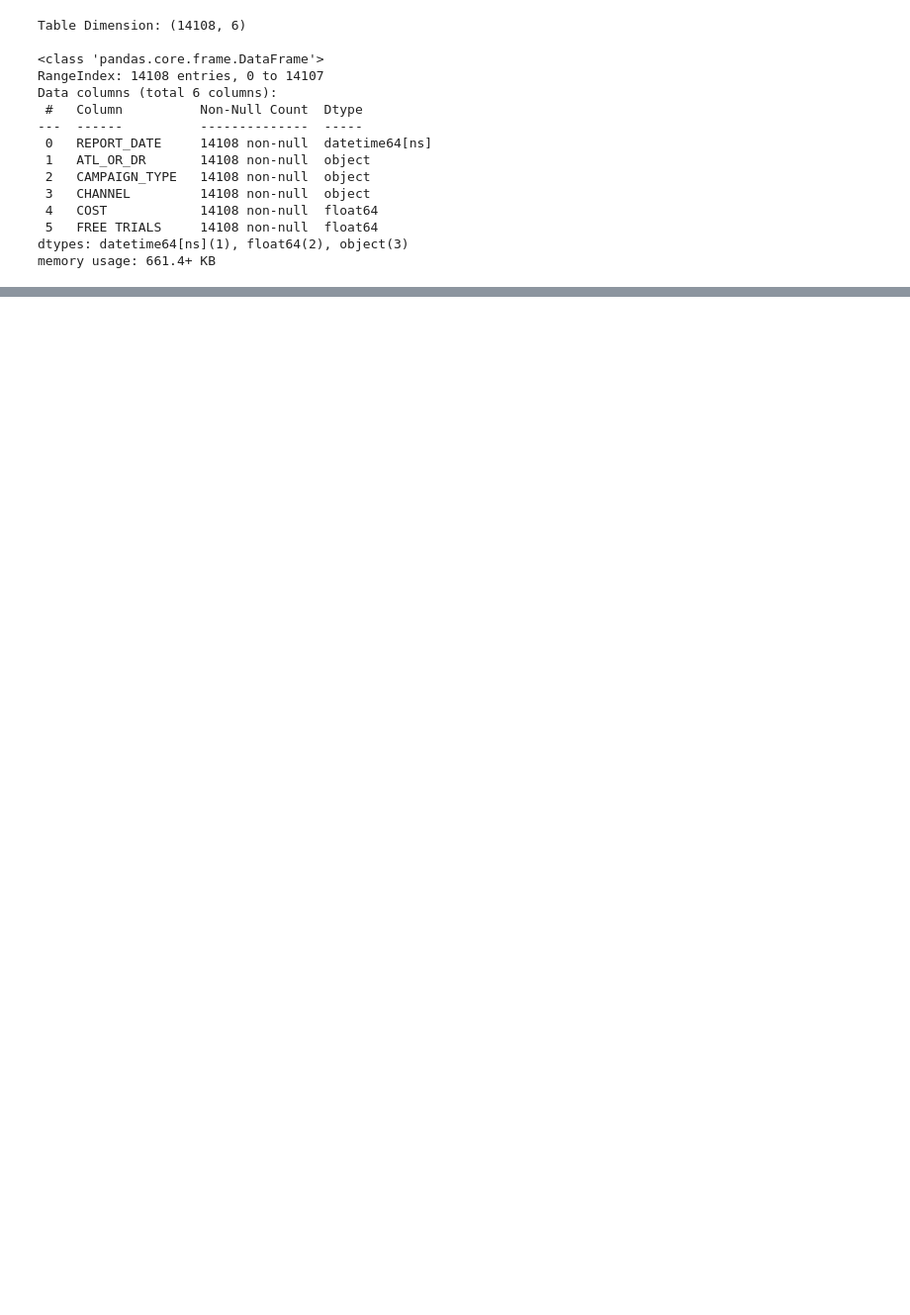
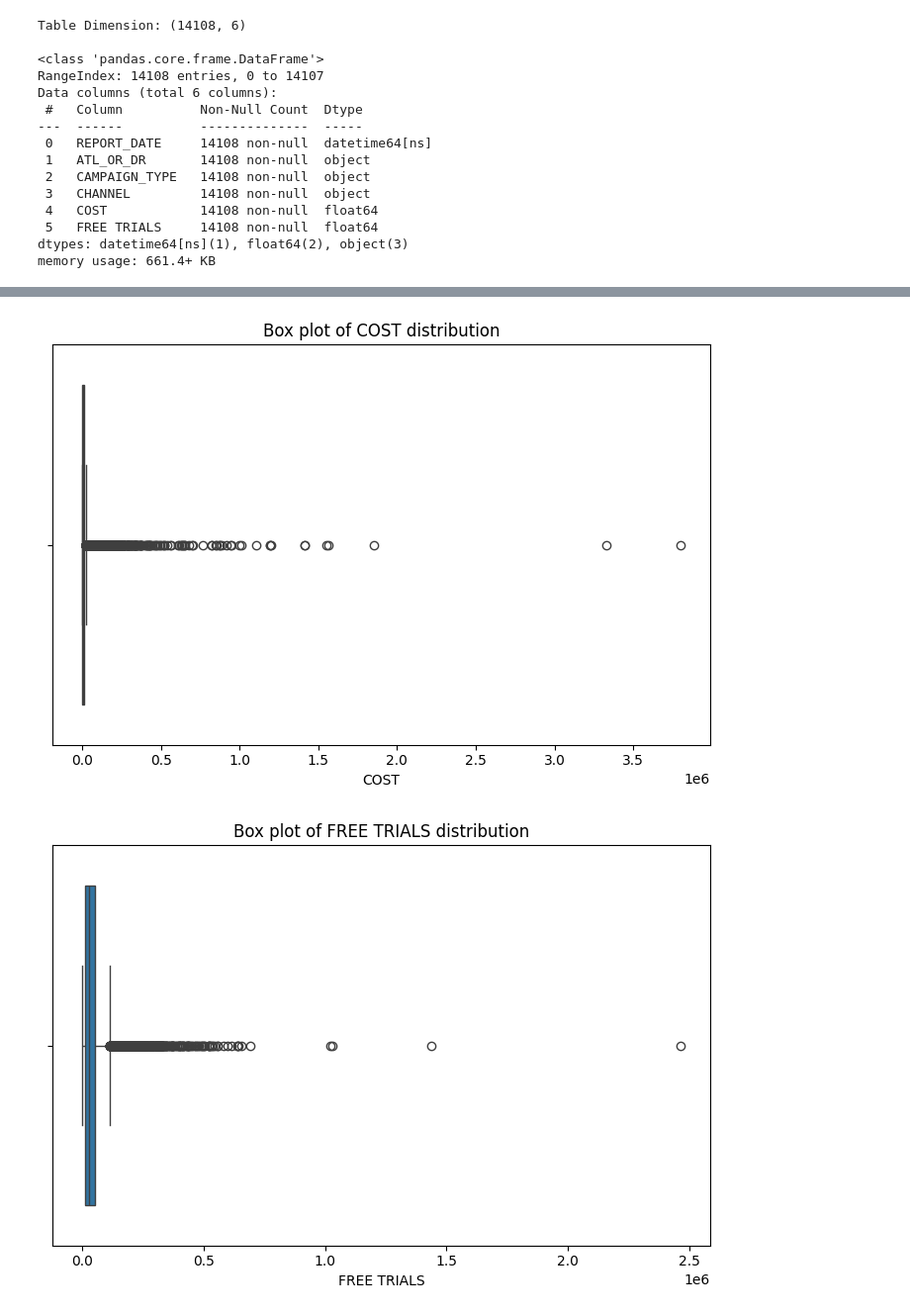
Before and after one commit to 11echeng/free-trial-analysis, a Jupyter notebook: src/notebook/paramount_eda_v1.ipynb, the cells around one changed output, grey strips where cells are left out. Shown at 99% size. Saved outputs shown, nothing was run; the diff lists cells and outputs as text; code cells hidden in the pictures; blank space fills up the shorter version.

```diff
--- a/src/notebook/paramount_eda_v1.ipynb
+++ b/src/notebook/paramount_eda_v1.ipynb
@@ -54,0 +158,32 @@ memory usage: 661.4+ KB
+# %%
+'''
+Single Variation Continuous Analysis using BoxPlots:
+
+1. 'COST' + 'FREE TRIALS'  Observations/Thoughts/Tasks:
+    a. Very low variance in the data custered the 0-50% range. Whereas once your data increases pass the 50% percentile,
+    we notice a wider spread in the data.
+    b. We see large clusters of "outlier" data passed the upper whisker - the high frequency of these data points
+    leads me to think these aren't outliers to begin with and needs to be transformed which validates our observations so far.
+    c. We do have extreme outliers in the millions. These can used for further analysis using other metadata
+    like datetime fields.
+
+
+2. Action Items:
+    a. Look into other metadata to see are there any relationships between the 0-25% range of 'COST' and 'FREE TRIALS' type campaigns.
+'''
+for col in quantitative:
+    plt.figure(figsize=(7, 5))
+    sns.boxplot(x=col, data=df)
+    plt.title(f'Box plot of {col} distribution')
+    plt.tight_layout()
+    plt.show()
+
+for col in quantitative:
+    plt.figure(figsize=(7, 5))
+    sns.boxplot(x=col, data=df, showfliers=False)
+    plt.title(f'Box plot of {col} distribuition without outliers')
+    plt.tight_layout()
+    plt.show()
+# %% [output]
+[figure, added]
+[figure, added]
```
Also changed, not shown: parts of 10 cells of this notebook.
